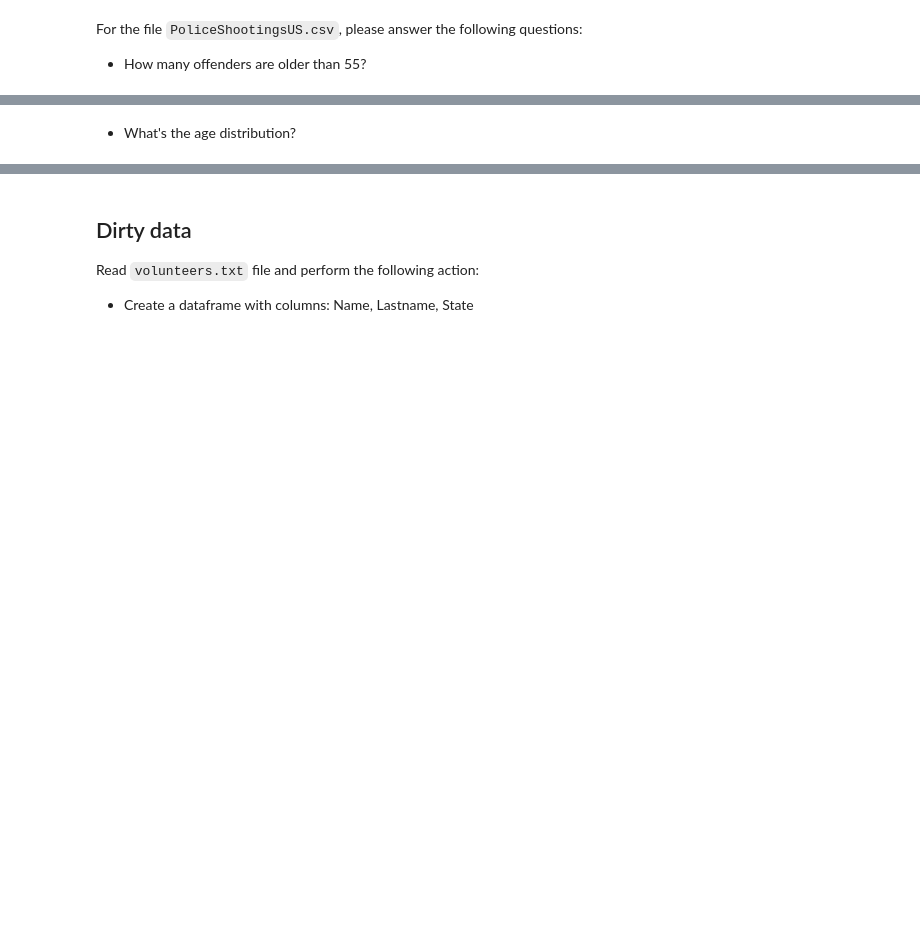
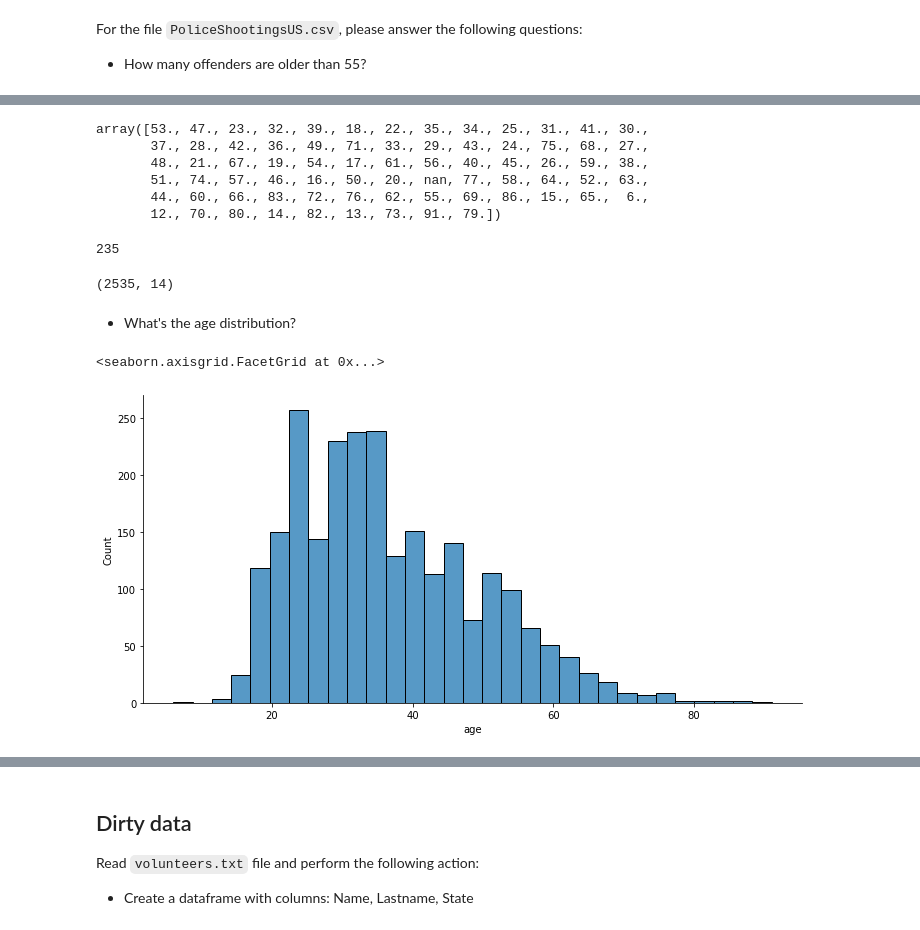
Before and after one commit to alishaminj12/data601, a Jupyter notebook: week06/week06_lab.ipynb, the cells around one changed output, grey strips where cells are left out. Drawn from its saved outputs; the diff is of its cells as text; code cells hidden in the pictures; blank space fills up the shorter version.

Commit message:
adding midterm file and week06

```diff
--- a/week06/week06_lab.ipynb
+++ b/week06/week06_lab.ipynb
@@ -51,0 +52,2 @@ Done!
+# %%
+Police=pd.read_csv(r"C:\Users\HP\OneDrive\Documents\GitHub\data601\week06\PoliceShootingsUS.csv",encoding='cp1252')
@@ -52,2 +95,25 @@ Done!
+# %%
+Police.age.unique()
+# %% [output]
+array([53., 47., 23., 32., 39., 18., 22., 35., 34., 25., 31., 41., 30.,
+       37., 28., 42., 36., 49., 71., 33., 29., 43., 24., 75., 68., 27.,
+       48., 21., 67., 19., 54., 17., 61., 56., 40., 45., 26., 59., 38.,
+       51., 74., 57., 46., 16., 50., 20., nan, 77., 58., 64., 52., 63.,
+       44., 60., 66., 83., 72., 76., 62., 55., 69., 86., 15., 65.,  6.,
+       12., 70., 80., 14., 82., 13., 73., 91., 79.])
+# %%
+df=pd.DataFrame(Police)
+
+i = 0
+for age in Police["age"]:
+    if age > 55.0:
+        i += 1
+print(i)
+# %% [output]
+235
+# %%
+Police.shape
+# %% [output]
+(2535, 14)
 # %% [markdown]
 * What's the age distribution?
@@ -55,0 +120,5 @@ Done!
+# %%
+sns.displot(Police, x='age', kind='hist', aspect=2)
+# %% [output]
+<seaborn.axisgrid.FacetGrid at 0x...>
+[figure, added]
```
Also changed, not shown: parts of 19 cells of this notebook, 3 other files.
